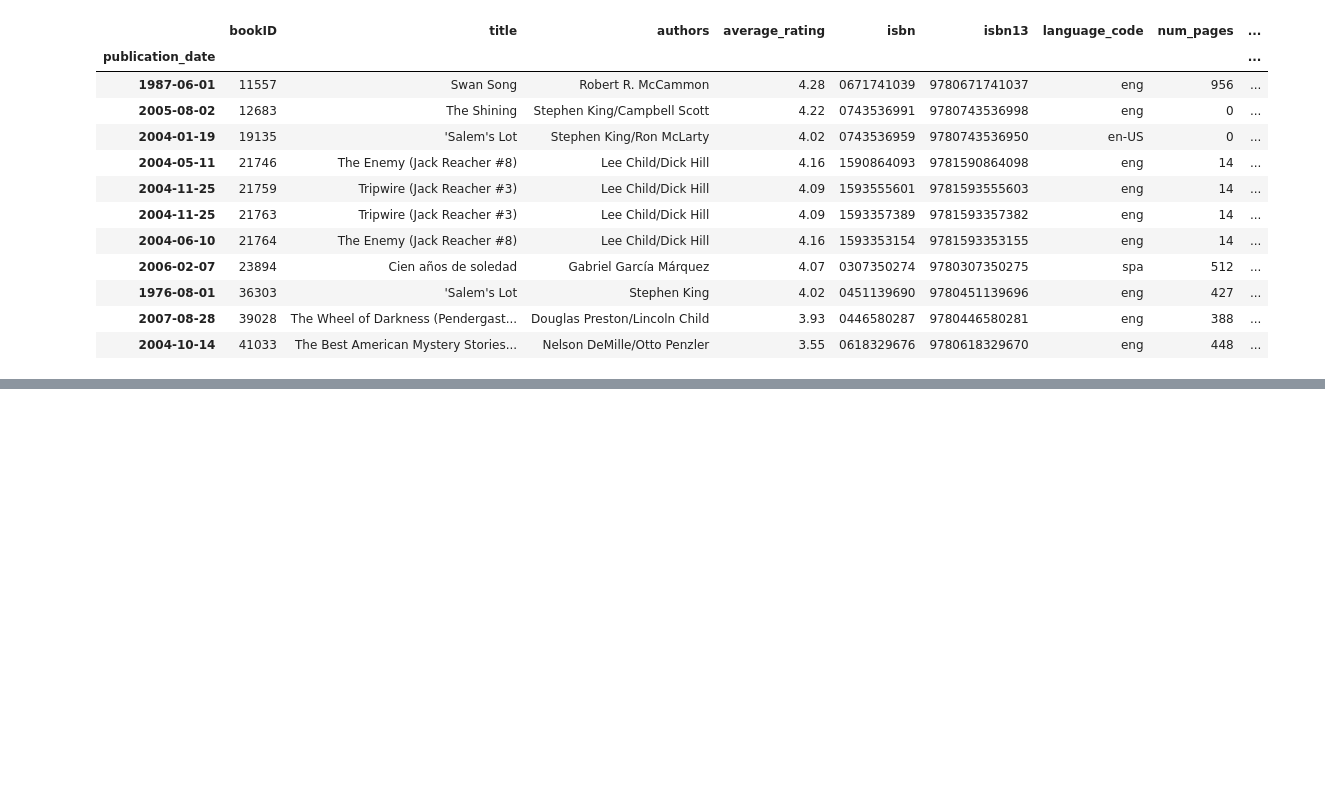
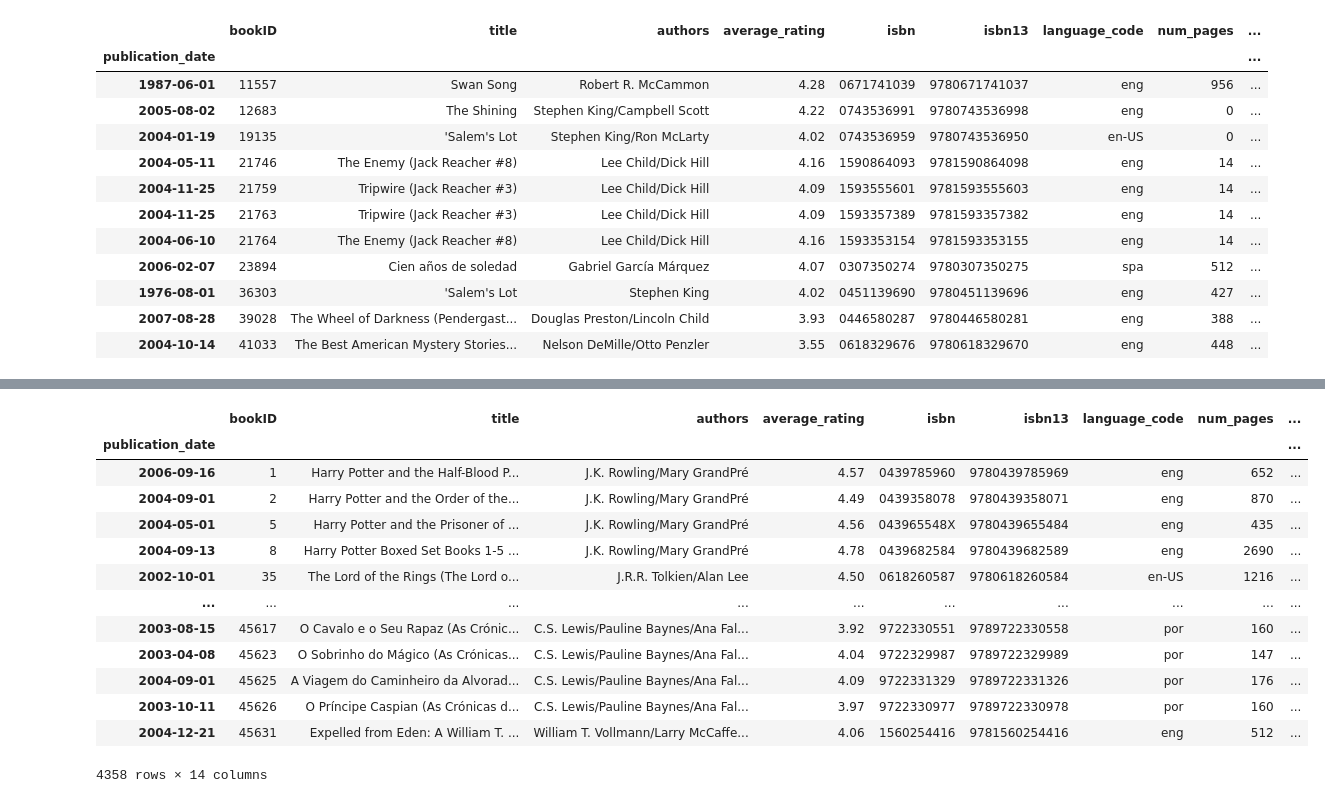
Before and after one commit to anastasiaaam/goodreads, a Jupyter notebook: goodreads.ipynb, the cells around one changed output, grey strips where cells are left out. Cells and saved outputs as stored; diff of their text form; code cells hidden in the pictures; blank space fills up the shorter version.

```diff
--- a/goodreads.ipynb
+++ b/goodreads.ipynb
@@ -151,0 +243,3 @@ db[db.duplicated(subset = ['title','authors','publication_date','publisher'])]
+# %%
+db = db.drop('kind_book', axis =1)
+db = db[~db['publisher'].str.lower().str.contains('audio')]
@@ -151,0 +314,17 @@ db[db.duplicated(subset = ['title','authors','publication_date','publisher'])]
+# %%
+db[db['authors'].str.contains('/')]
+# %% [output]
+|  | bookID | title | authors | average_rating | isbn | isbn13 | language_code | num_pages | ... |
+| publication_date |  |  |  |  |  |  |  |  | ... |
+| 2006-09-16 | 1 | Harry Potter and the Half-Blood P... | J.K. Rowling/Mary GrandPré | 4.57 | 0439785960 | 9780439785969 | eng | 652 | ... |
+| 2004-09-01 | 2 | Harry Potter and the Order of the... | J.K. Rowling/Mary GrandPré | 4.49 | 0439358078 | 9780439358071 | eng | 870 | ... |
+| 2004-05-01 | 5 | Harry Potter and the Prisoner of ... | J.K. Rowling/Mary GrandPré | 4.56 | 043965548X | 9780439655484 | eng | 435 | ... |
+| 2004-09-13 | 8 | Harry Potter Boxed Set Books 1-5 ... | J.K. Rowling/Mary GrandPré | 4.78 | 0439682584 | 9780439682589 | eng | 2690 | ... |
+| 2002-10-01 | 35 | The Lord of the Rings (The Lord o... | J.R.R. Tolkien/Alan Lee | 4.50 | 0618260587 | 9780618260584 | en-US | 1216 | ... |
+| ... | ... | ... | ... | ... | ... | ... | ... | ... | ... |
+| 2003-08-15 | 45617 | O Cavalo e o Seu Rapaz (As Crónic... | C.S. Lewis/Pauline Baynes/Ana Fal... | 3.92 | 9722330551 | 9789722330558 | por | 160 | ... |
+| 2003-04-08 | 45623 | O Sobrinho do Mágico (As Crónicas... | C.S. Lewis/Pauline Baynes/Ana Fal... | 4.04 | 9722329987 | 9789722329989 | por | 147 | ... |
+| 2004-09-01 | 45625 | A Viagem do Caminheiro da Alvorad... | C.S. Lewis/Pauline Baynes/Ana Fal... | 4.09 | 9722331329 | 9789722331326 | por | 176 | ... |
+| 2003-10-11 | 45626 | O Príncipe Caspian (As Crónicas d... | C.S. Lewis/Pauline Baynes/Ana Fal... | 3.97 | 9722330977 | 9789722330978 | por | 160 | ... |
+| 2004-12-21 | 45631 | Expelled from Eden: A William T. ... | William T. Vollmann/Larry McCaffe... | 4.06 | 1560254416 | 9781560254416 | eng | 512 | ... |
+4358 rows × 14 columns
```
Also changed, not shown: parts of 28 cells of this notebook, 1 other file.
